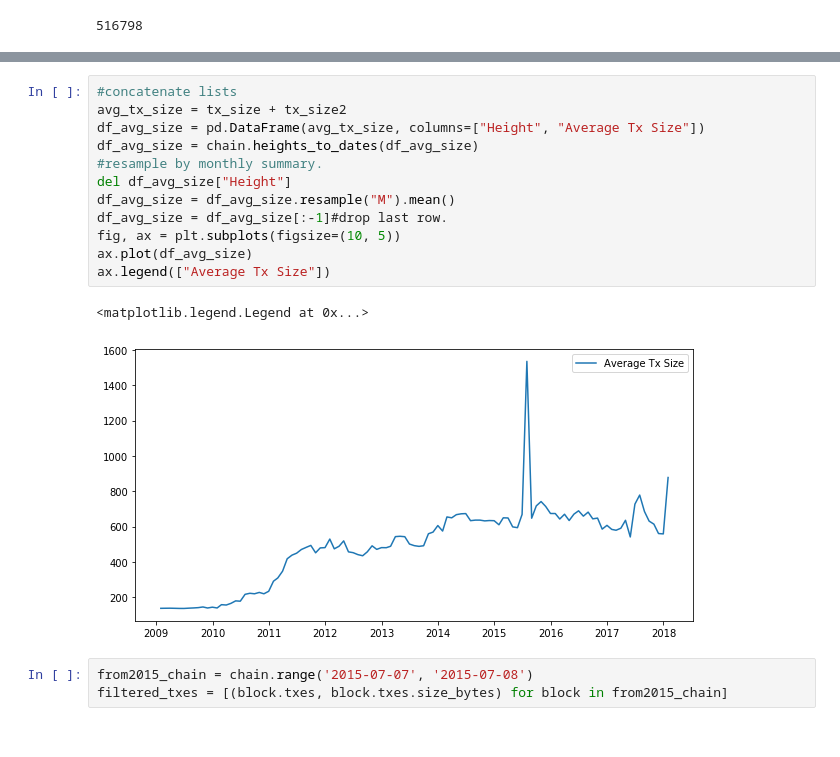
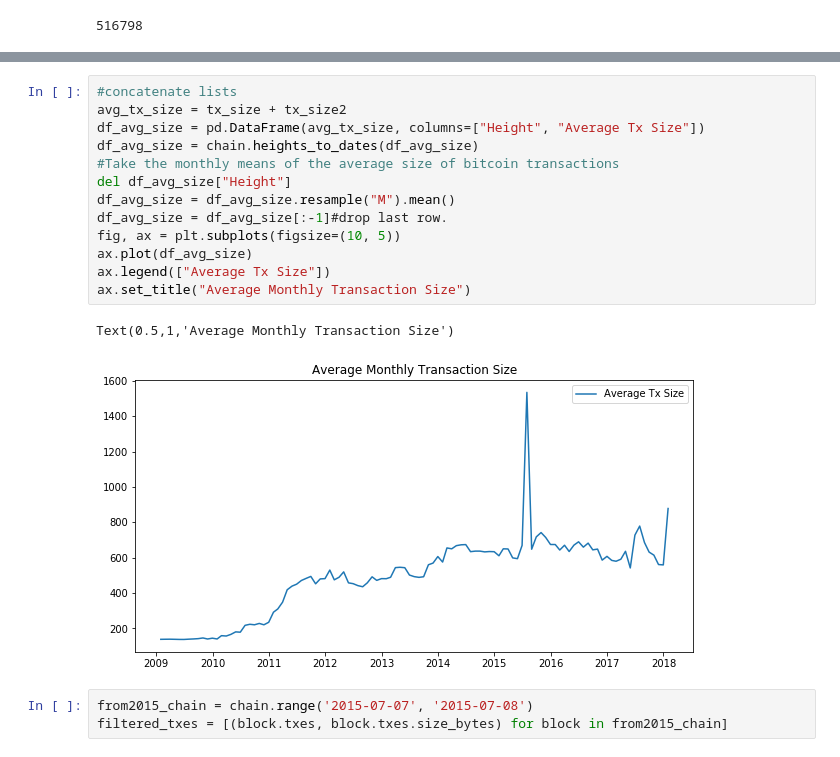
Before and after one commit to fund3/anova-blocksci, a Jupyter notebook: Eileen.ipynb, the cells around one changed output, grey strips where cells are left out. Drawn from its saved outputs; the diff is of its cells as text.

```diff
--- a/Eileen.ipynb
+++ b/Eileen.ipynb
@@ -56,18 +60,19 @@ Wall time: 22.2 s
 # %%
 #concatenate lists
 avg_tx_size = tx_size + tx_size2
 df_avg_size = pd.DataFrame(avg_tx_size, columns=["Height", "Average Tx Size"])
 df_avg_size = chain.heights_to_dates(df_avg_size)
-#resample by monthly summary.
+#Take the monthly means of the average size of bitcoin transactions
 del df_avg_size["Height"]
 df_avg_size = df_avg_size.resample("M").mean()
 df_avg_size = df_avg_size[:-1]#drop last row.
 fig, ax = plt.subplots(figsize=(10, 5))
 ax.plot(df_avg_size)
 ax.legend(["Average Tx Size"])
+ax.set_title("Average Monthly Transaction Size")
 # %% [output]
-<matplotlib.legend.Legend at 0x...>
+Text(0.5,1,'Average Monthly Transaction Size')
-[figure, old version]
+[figure, new version]
 # %%
 from2015_chain = chain.range('2015-07-07', '2015-07-08')
 filtered_txes = [(block.txes, block.txes.size_bytes) for block in from2015_chain]
```
Also changed, not shown: parts of 39 cells of this notebook.
